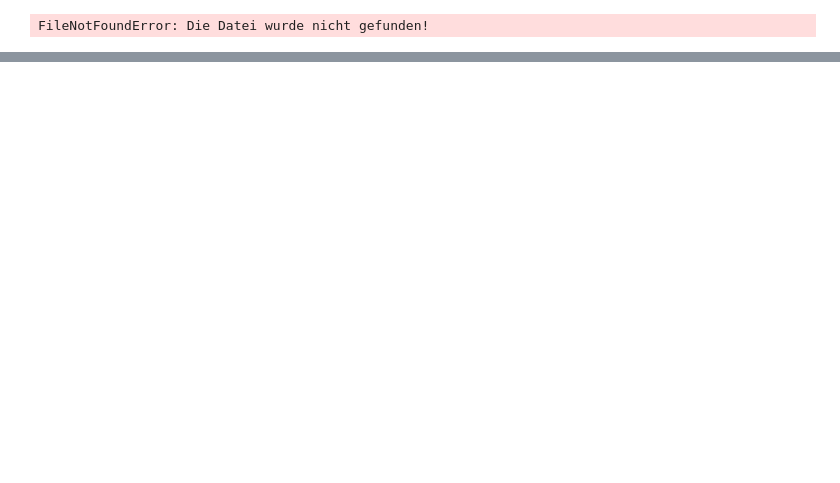
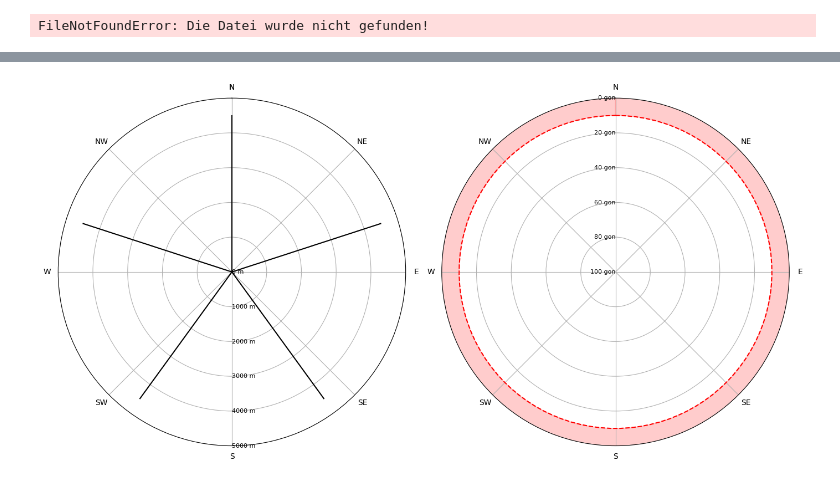
Before and after one commit to FabianRuefenacht/GNSS_Planner, a Jupyter notebook: test.ipynb, the cells around one changed output, grey strips where cells are left out. Cells and saved outputs as stored; diff of their text form; code cells hidden in the pictures; blank space fills up the shorter version.

```diff
--- a/test.ipynb
+++ b/test.ipynb
@@ -46,0 +97,100 @@ FileNotFoundError: Die Datei wurde nicht gefunden!
+# %%
+import matplotlib.pyplot as plt
+import numpy as np
+
+def draw_polar_preview(num_lines, min_elevation, line_length, save: bool = False):
+    """
+    Draw a polar diagram with radial lines and axis labels in cardinal directions.
+
+    Parameters
+    ----------
+    num_lines : int
+        Number of radial lines to draw.
+    min_elevation : float
+        Elevation angle (in degrees) of the cutoff curve.
+    line_length : float
+        Length of the radial lines.
+
+    Notes
+    -----
+    - The radius is fixed at 5000 units.
+    - Line lengths are variable.
+    - A cutoff angle is depicted as a curve.
+    - Axes are labeled in gradians (gon) and meters, with gradians labels going from outer to inner.
+    - A second diagram displays the cutoff angle with gradians labels.
+    """
+    radius_length = 5000  # fixed radius
+
+    # create fig with two subplots next to each other
+    fig, (ax1, ax2) = plt.subplots(1, 2, subplot_kw={'projection': 'polar'}, figsize=(14, 7))
+
+    # ------------------- Main Diagram ------------------- #
+
+    # Set 0 to azimuth and set rotation to clockwise
+    ax1.set_theta_zero_location('N')
+    ax1.set_theta_direction(-1)
+
+    # labels for angle
+    directions = ['N', 'NE', 'E', 'SE', 'S', 'SW', 'W', 'NW', 'N']
+    direction_angles_rad = np.linspace(0, 2 * np.pi, len(directions))
+    ax1.set_xticks(direction_angles_rad)
+    ax1.set_xticklabels(directions)
+
+    # calc angles for radial line
+    angles = np.linspace(0, 2 * np.pi, num_lines, endpoint=False)
+
+    # draw radial line
+    for angle in angles:
+        ax1.plot([angle, angle], [0, line_length], color='black')
+
+    # set radial limit
+    ax1.set_ylim(0, radius_length)
+
+    # write axis label in meters
+    radial_ticks = np.linspace(0, radius_length, 6)
+    radial_labels_meter = [f'{int(tick)} m' for tick in radial_ticks]
+
+    # set positions for radial ticks
+    ax1.set_yticks(radial_ticks)
+
+    # user defined axis-labels
+    ax1.set_yticklabels([])
+    for i, label in enumerate(radial_labels_meter):
+        ax1.text(np.pi, radial_ticks[i], label, color='black', ha='left', va='center', fontsize=8)
+
+    # ------------------- Cutoff-Angle-Diagramm ------------------- #
+
+    # Set 0 to azimuth and set rotation to clockwise
+    ax2.set_theta_zero_location('N')
+    ax2.set_theta_direction(-1)
+
+    # draw Cutoff-Curve (circle)
+    cutoff_radius = 100 - min_elevation
+    ax2.plot(np.linspace(0, 2 * np.pi, 100), [cutoff_radius] * 100, color='red', linestyle='--')
+
+    # fill segment between 0 and cutoff
+    ax2.fill_between(np.linspace(0, 2 * np.pi, 100), cutoff_radius, radius_length, color='red', alpha=0.2)
+
+    # set limit for max angle (100 gon)
+    ax2.set_ylim(0, 100)
+
+    # label radial axis in Gon
+    gon_ticks = np.linspace(0, 100, 6)
+    gon_labels = [f"{100 - i * 20} gon" for i in range(6)]
+    ax2.set_yticks(gon_ticks)
+    for i, label in enumerate(gon_labels):
+        ax2.text(0, gon_ticks[i], label, color='black', ha='right', va='center', fontsize=8)
+
+    # hide meters
+    ax2.set_yticklabels([])
+    # user defined axis-labels
+    ax2.set_xticklabels(directions)
+
+    # show diagram
+    plt.tight_layout()
+    plt.show()
+
+# Beispielaufruf der Funktion
+draw_polar_preview(5, 10, 4500)
+# %% [output]
+[figure, added]
```
Also changed, not shown: parts of 1 cell of this notebook, 2 other files.
